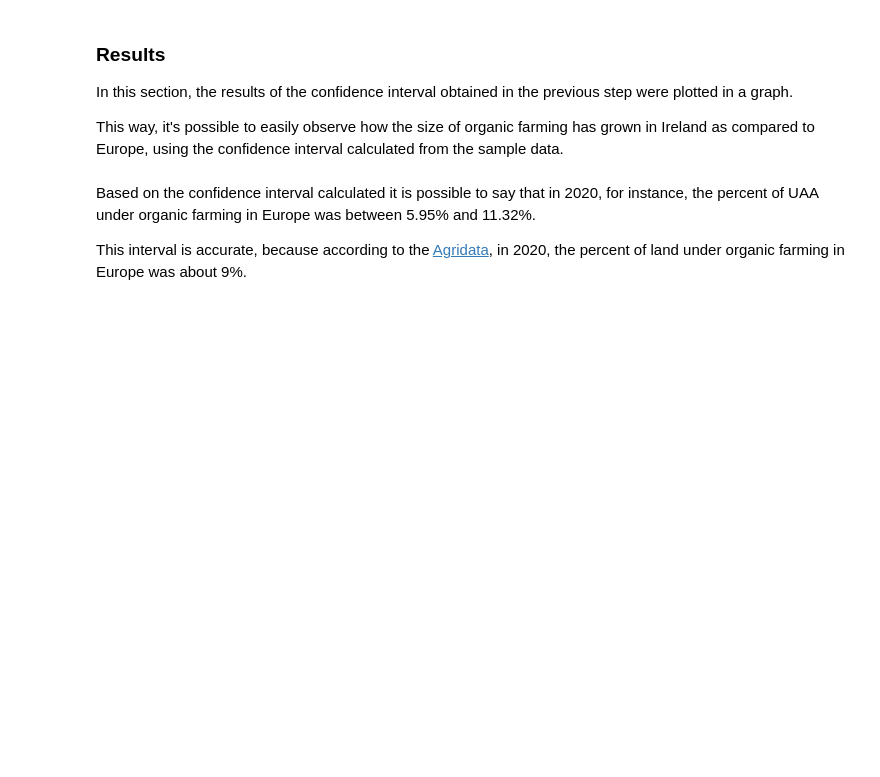
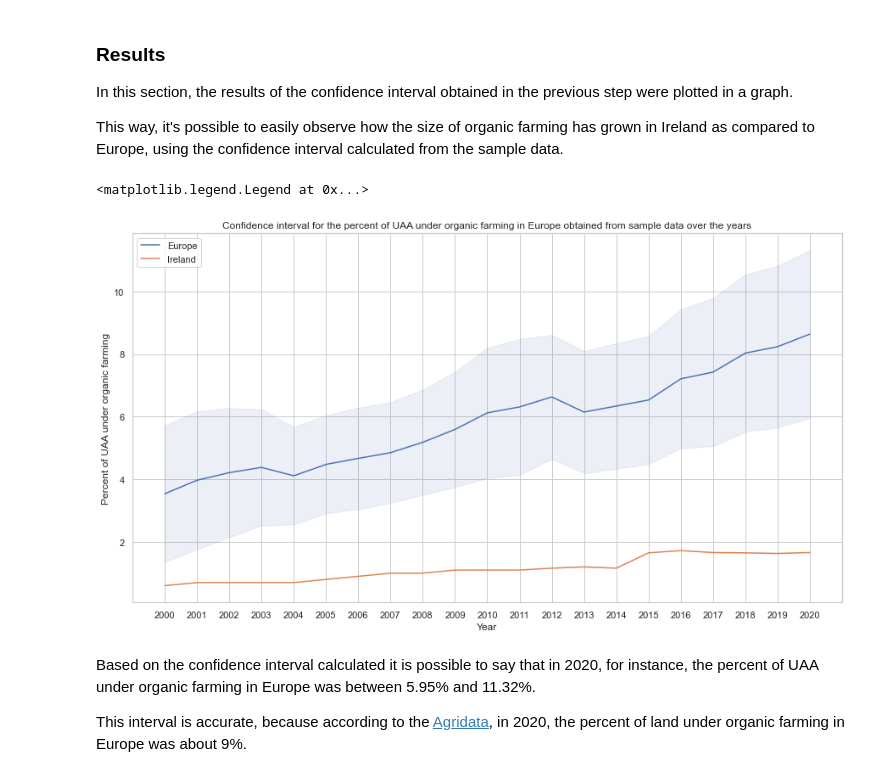
Before and after one commit to CCT-MastersDA/cct-ca2, a Jupyter notebook: jupyter/Statistics.ipynb, the cells around one changed output. Cells and saved outputs as stored; diff of their text form; code cells hidden in the pictures; blank space fills up the shorter version.

```diff
--- a/jupyter/Statistics.ipynb
+++ b/jupyter/Statistics.ipynb
@@ -226,28 +278,31 @@ This way, it's possible to easily observe how the size of organic farming has gr
 # %%
 # get x data
 x = np.array(list(stats_dict.keys()))
 
 # get y data
 y = getStatsArray(stats_dict, 'mean')
 
 # get ll data
 ll = getStatsArray(stats_dict, 'll')
 
 # get ul data
 ul = getStatsArray(stats_dict, 'ul')
 
 # get ireland's data only
 ire = dataset_ire.to_numpy().reshape(x.shape[0],)
 
 # plot graph with europe and irelands data
 fig, ax = plt.subplots(figsize=(15, 8))
 ax.plot(x, y, label='Europe')
-ax.set_title('Confidence interval for the percent of UAA under organic farming in Europe obtained from sample accross the years')
+ax.set_title('Confidence interval for the percent of UAA under organic farming in Europe obtained from sample data over the years')
 ax.set_xlabel('Year')
 ax.set_ylabel('Percent of UAA under organic farming')
 ax.fill_between(x, ll, ul, color='b', alpha=.1)
 ax.plot(x, ire, label='Ireland')
 plt.legend(loc=2)
+# %% [output]
+<matplotlib.legend.Legend at 0x...>
+[figure, added]
 # %% [markdown]
 Based on the confidence interval calculated it is possible to say that in 2020, for instance, the percent of UAA under organic farming in Europe was between 5.95% and 11.32%.
 
```
Also changed, not shown: parts of 72 cells of this notebook.
